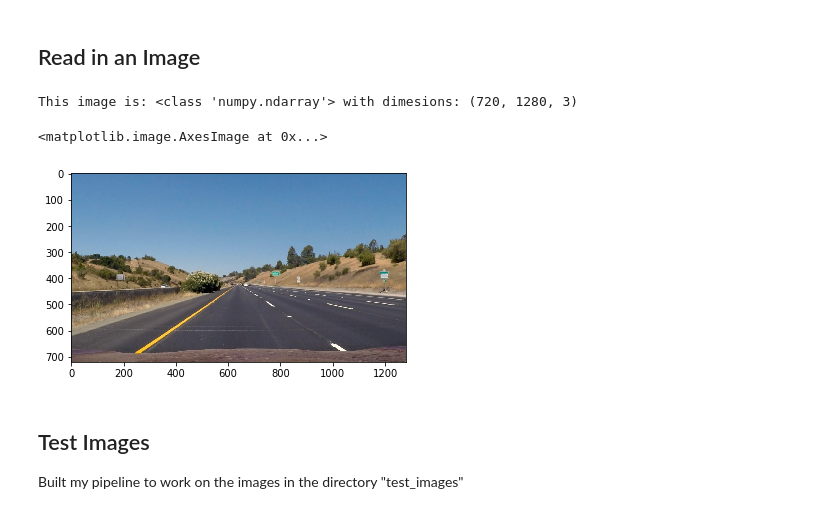
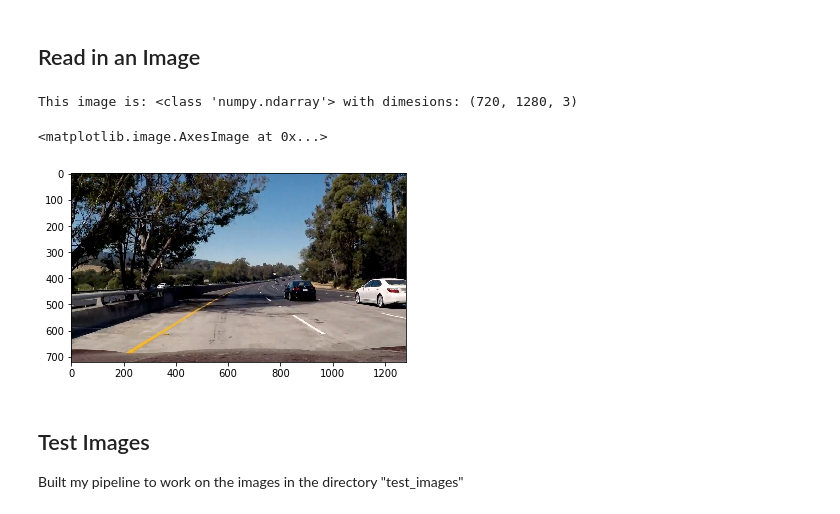
Before and after one commit to vinny-palumbo/AutonomousCars-AdvancedLaneLineDetection, a Jupyter notebook: pipeline.ipynb, the cells around one changed output. Saved outputs shown, nothing was run; the diff lists cells and outputs as text; code cells hidden in the pictures.

```diff
--- a/pipeline.ipynb
+++ b/pipeline.ipynb
@@ -20,15 +20,15 @@ import cv2
 ## Read in an Image
 # %%
 #reading in an image
-image = mpimg.imread('test_images/straight_lines1.jpg')
+image = mpimg.imread('test_images/test5.jpg')
 
 #printing out some stats and plotting
 print('This image is:', type(image), 'with dimesions:', image.shape)
 plt.imshow(image)
 # %% [output]
 This image is: <class 'numpy.ndarray'> with dimesions: (720, 1280, 3)
 <matplotlib.image.AxesImage at 0x...>
-[figure, old version]
+[figure, new version]
 # %% [markdown]
 ## Test Images
 
```
Also changed, not shown: parts of 4 cells of this notebook.
